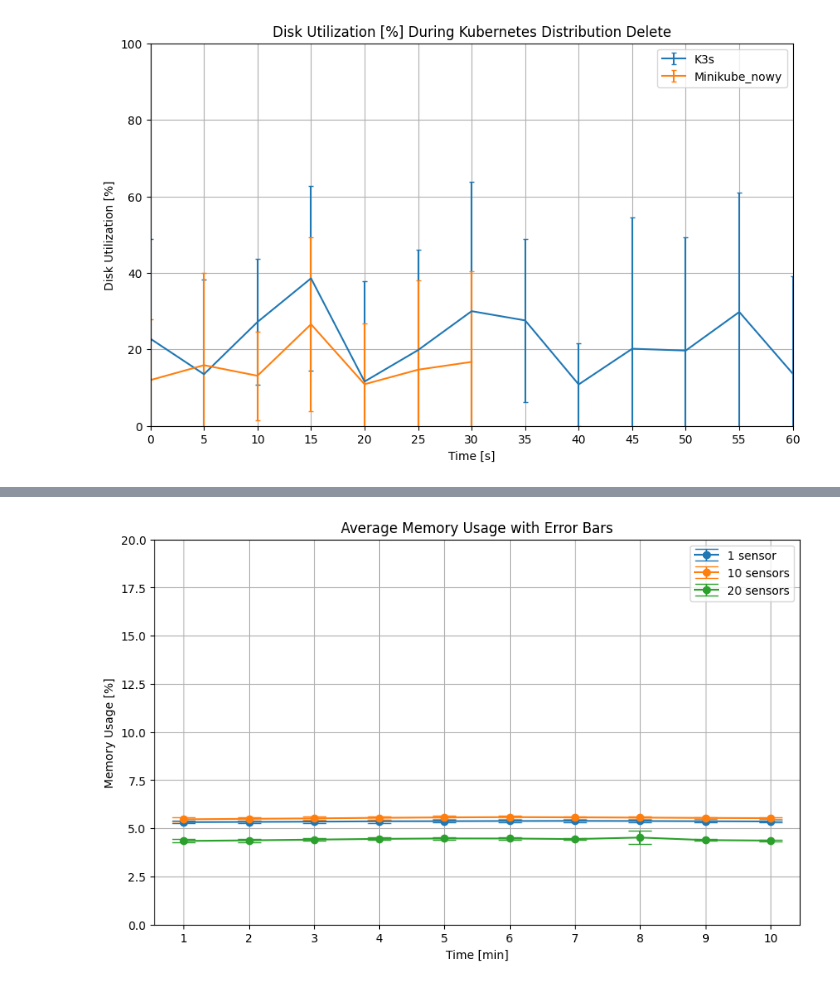
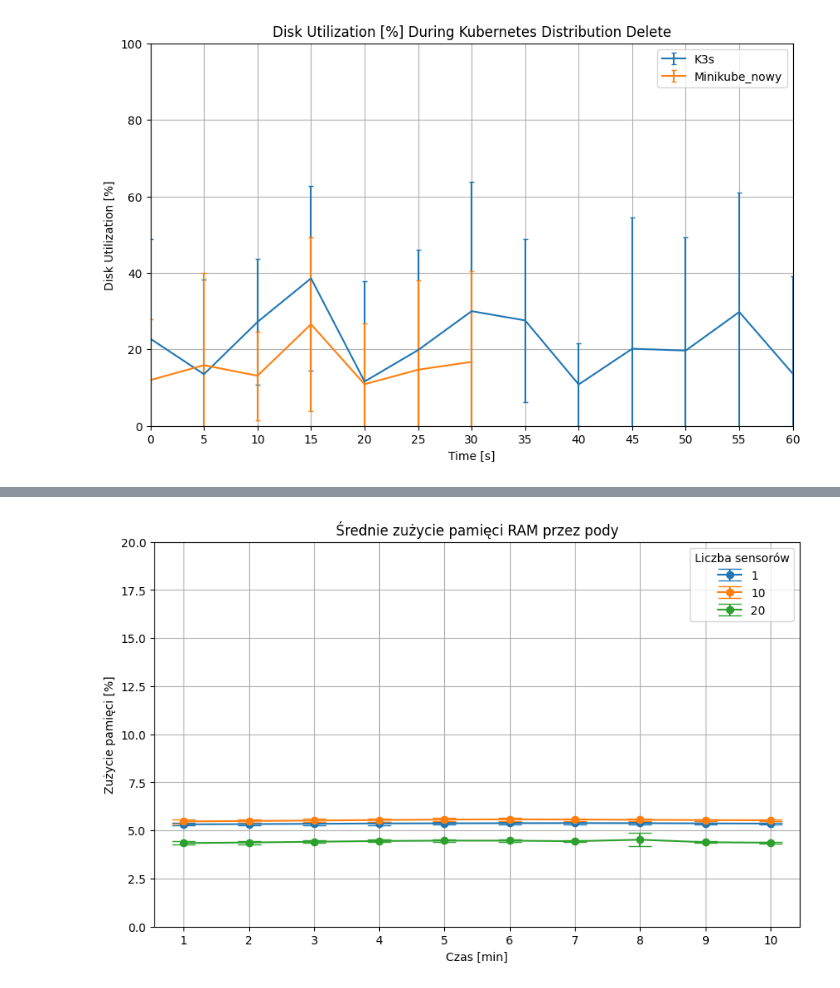
Before and after one commit to luszczewskakasia/IoT-database-webapp, a Jupyter notebook: display_metrics.ipynb, the cells around one changed output, grey strips where cells are left out. Drawn from its saved outputs; the diff is of its cells as text; code cells hidden in the pictures.

```diff
--- a/display_metrics.ipynb
+++ b/display_metrics.ipynb
@@ -403,6 +476,6 @@ plt.show()
 # %%
 
-
+#minikube
 mem_1 = [5.25, 5.29, 5.35, 5.41, 5.45, 5.47, 5.48, 5.47, 5.45, 5.44]
 mem_2 = [5.41, 5.41, 5.41, 5.43, 5.44, 5.45, 5.47, 5.47, 5.48, 5.46]
 mem_3 = [5.4, 5.44, 5.44, 5.46, 5.48, 5.52, 5.52, 5.52, 5.51, 5.50]
@@ -479,35 +552,35 @@ cols = ['1', '2', '3', '4', '5', '6', '7', '8', '9', '10']
 means1 = []
 std1 = []
 
 means2 = []
 std2 = []
 
 means3 = []
 std3 = []
 
 for col in cols:
     means1.append(df1[col].mean())
     std1.append(df1[col].std())
 
 
 for col in cols:
     means2.append(df2[col].mean())
     std2.append(df2[col].std())
 
 
 for col in cols:
     means3.append(df3[col].mean())
     std3.append(df3[col].std())
 plt.figure(figsize=(10, 6))
 plt.errorbar(cols, means2, yerr=std2, fmt='o-', capsize=10)
 plt.errorbar(cols, means1, yerr=std1, fmt='o-', capsize=10)
 plt.errorbar(cols, means3, yerr=std3, fmt='o-', capsize=10)
-plt.legend(['1 sensor', '10 sensors', '20 sensors'])
-plt.title("Average Memory Usage with Error Bars")
+plt.legend(['1', '10', '20'], title="Liczba sensorów")
+plt.title("Średnie zużycie pamięci RAM przez pody")
 plt.ylim(0, 20)
-plt.xlabel("Time [min]")
-plt.ylabel("Memory Usage [%]")
+plt.xlabel("Czas [min]")
+plt.ylabel("Zużycie pamięci [%]")
 plt.grid()
 plt.show()
 # %% [output]
-[figure, old version]
+[figure, new version]
```
Also changed, not shown: parts of 8 cells of this notebook, 7 other files.
